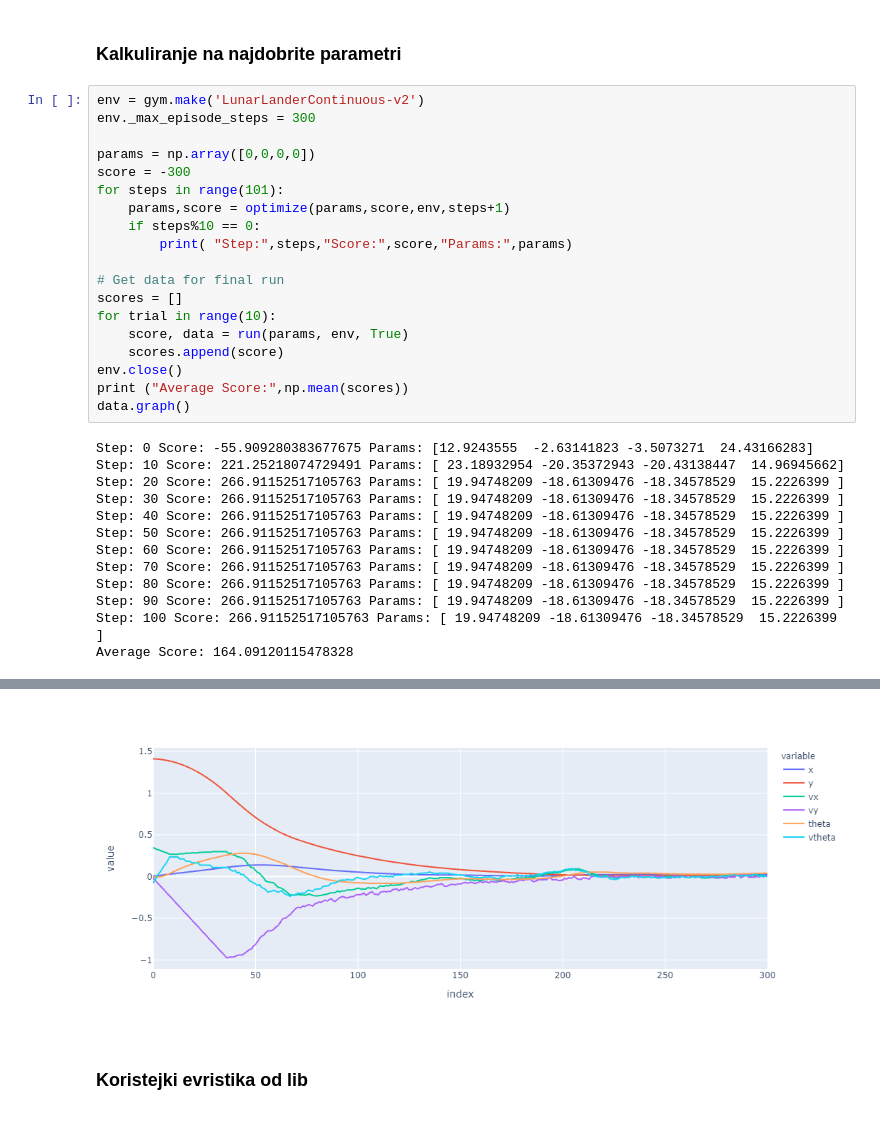
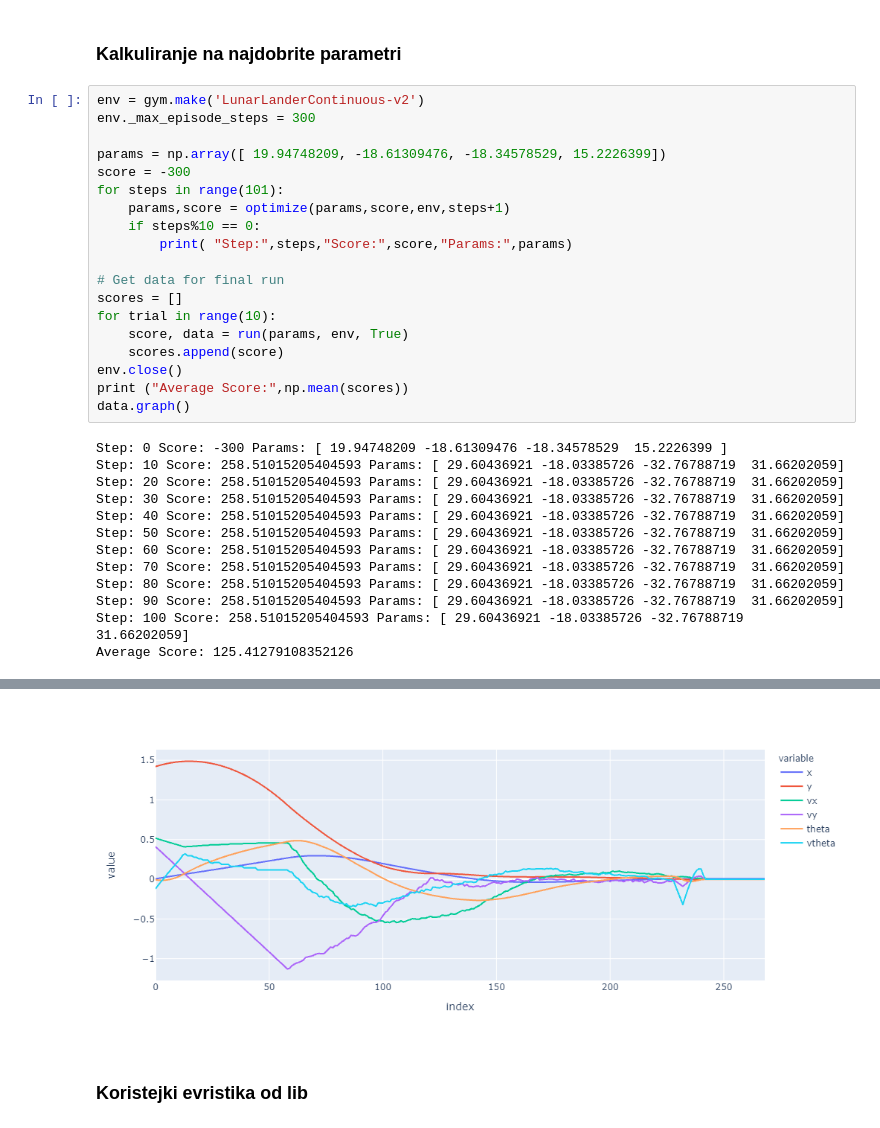
Before and after one commit to vasetrendafilov/KVP, a Jupyter notebook: lunar_lander.ipynb, the cells around one changed output, grey strips where cells are left out. Saved outputs shown, nothing was run; the diff lists cells and outputs as text.

```diff
--- a/lunar_lander.ipynb
+++ b/lunar_lander.ipynb
@@ -141,7 +141,7 @@ HBox(children=(VBox(children=(Label(value='Altitude', layout=Layout(align_items=
 env = gym.make('LunarLanderContinuous-v2')
 env._max_episode_steps = 300
 
-params = np.array([0,0,0,0])
+params = np.array([ 19.94748209, -18.61309476, -18.34578529, 15.2226399])
 score = -300
 for steps in range(101):
     params,score = optimize(params,score,env,steps+1)
@@ -157,15 +157,15 @@ env.close()
 print ("Average Score:",np.mean(scores))
 data.graph()
 # %% [output]
-Step: 0 Score: -55.909280383677675 Params: [12.9243555  -2.63141823 -3.5073271  24.43166283]
-Step: 10 Score: 221.25218074729491 Params: [ 23.18932954 -20.35372943 -20.43138447  14.96945662]
-Step: 20 Score: 266.91152517105763 Params: [ 19.94748209 -18.61309476 -18.34578529  15.2226399 ]
-Step: 30 Score: 266.91152517105763 Params: [ 19.94748209 -18.61309476 -18.34578529  15.2226399 ]
-Step: 40 Score: 266.91152517105763 Params: [ 19.94748209 -18.61309476 -18.34578529  15.2226399 ]
-Step: 50 Score: 266.91152517105763 Params: [ 19.94748209 -18.61309476 -18.34578529  15.2226399 ]
-Step: 60 Score: 266.91152517105763 Params: [ 19.94748209 -18.61309476 -18.34578529  15.2226399 ]
-Step: 70 Score: 266.91152517105763 Params: [ 19.94748209 -18.61309476 -18.34578529  15.2226399 ]
-Step: 80 Score: 266.91152517105763 Params: [ 19.94748209 -18.61309476 -18.34578529  15.2226399 ]
-Step: 90 Score: 266.91152517105763 Params: [ 19.94748209 -18.61309476 -18.34578529  15.2226399 ]
-Step: 100 Score: 266.91152517105763 Params: [ 19.94748209 -18.61309476 -18.34578529  15.2226399 ]
-Average Score: 164.09120115478328
+Step: 0 Score: -300 Params: [ 19.94748209 -18.61309476 -18.34578529  15.2226399 ]
+Step: 10 Score: 258.51015205404593 Params: [ 29.60436921 -18.03385726 -32.76788719  31.66202059]
+Step: 20 Score: 258.51015205404593 Params: [ 29.60436921 -18.03385726 -32.76788719  31.66202059]
+Step: 30 Score: 258.51015205404593 Params: [ 29.60436921 -18.03385726 -32.76788719  31.66202059]
+Step: 40 Score: 258.51015205404593 Params: [ 29.60436921 -18.03385726 -32.76788719  31.66202059]
+Step: 50 Score: 258.51015205404593 Params: [ 29.60436921 -18.03385726 -32.76788719  31.66202059]
+Step: 60 Score: 258.51015205404593 Params: [ 29.60436921 -18.03385726 -32.76788719  31.66202059]
+Step: 70 Score: 258.51015205404593 Params: [ 29.60436921 -18.03385726 -32.76788719  31.66202059]
+Step: 80 Score: 258.51015205404593 Params: [ 29.60436921 -18.03385726 -32.76788719  31.66202059]
+Step: 90 Score: 258.51015205404593 Params: [ 29.60436921 -18.03385726 -32.76788719  31.66202059]
+Step: 100 Score: 258.51015205404593 Params: [ 29.60436921 -18.03385726 -32.76788719  31.66202059]
+Average Score: 125.41279108352126
@@ -172,4 +173,4 @@ Average Score: 164.09120115478328
-[figure, old version]
+[figure, new version]
 # %% [markdown]
 ### Koristejki evristika od lib
 # %%
```
Also changed, not shown: parts of 2 cells of this notebook, 4 other files.
